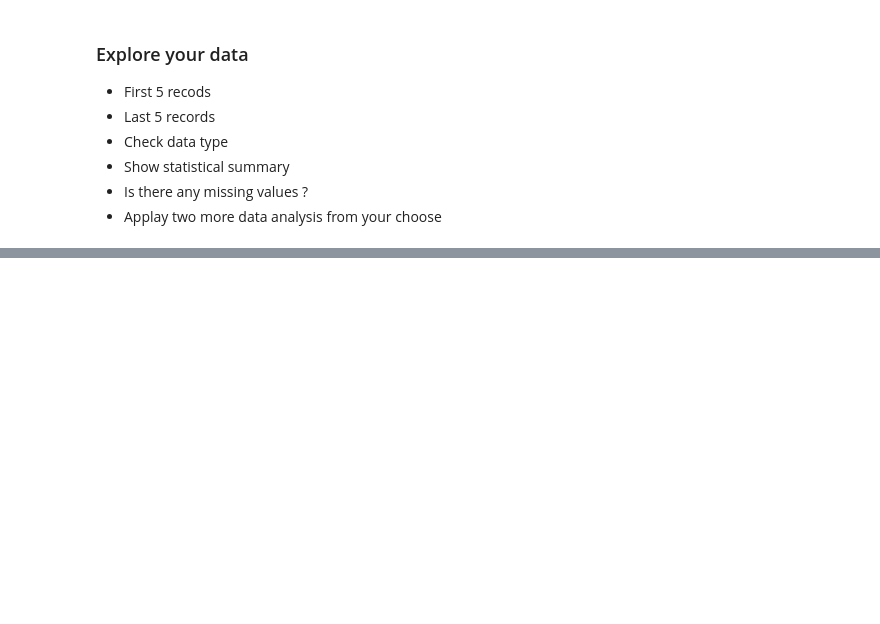
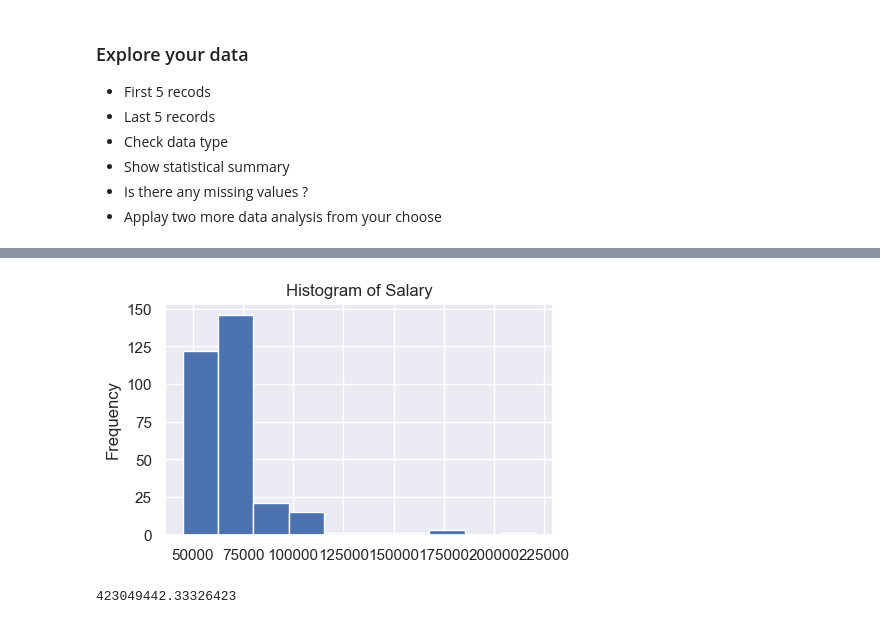
Before and after one commit to Tuwaiq-Data-Science-Bootcamp-V2/MissingData-Lab1, a Jupyter notebook: Missing Values Assignment .ipynb, the cells around one changed output, grey strips where cells are left out. Saved outputs shown, nothing was run; the diff lists cells and outputs as text; code cells hidden in the pictures; blank space fills up the shorter version.

```diff
--- a/Missing Values Assignment .ipynb
+++ b/Missing Values Assignment .ipynb
@@ -20,0 +197,8 @@
+# %%
+df['Salary'].plot(kind="hist", title="Histogram of Salary");
+# %% [output]
+[figure, added]
+# %%
+df['Salary'].var()
+# %% [output]
+423049442.33326423
```
Also changed, not shown: parts of 35 cells of this notebook.
